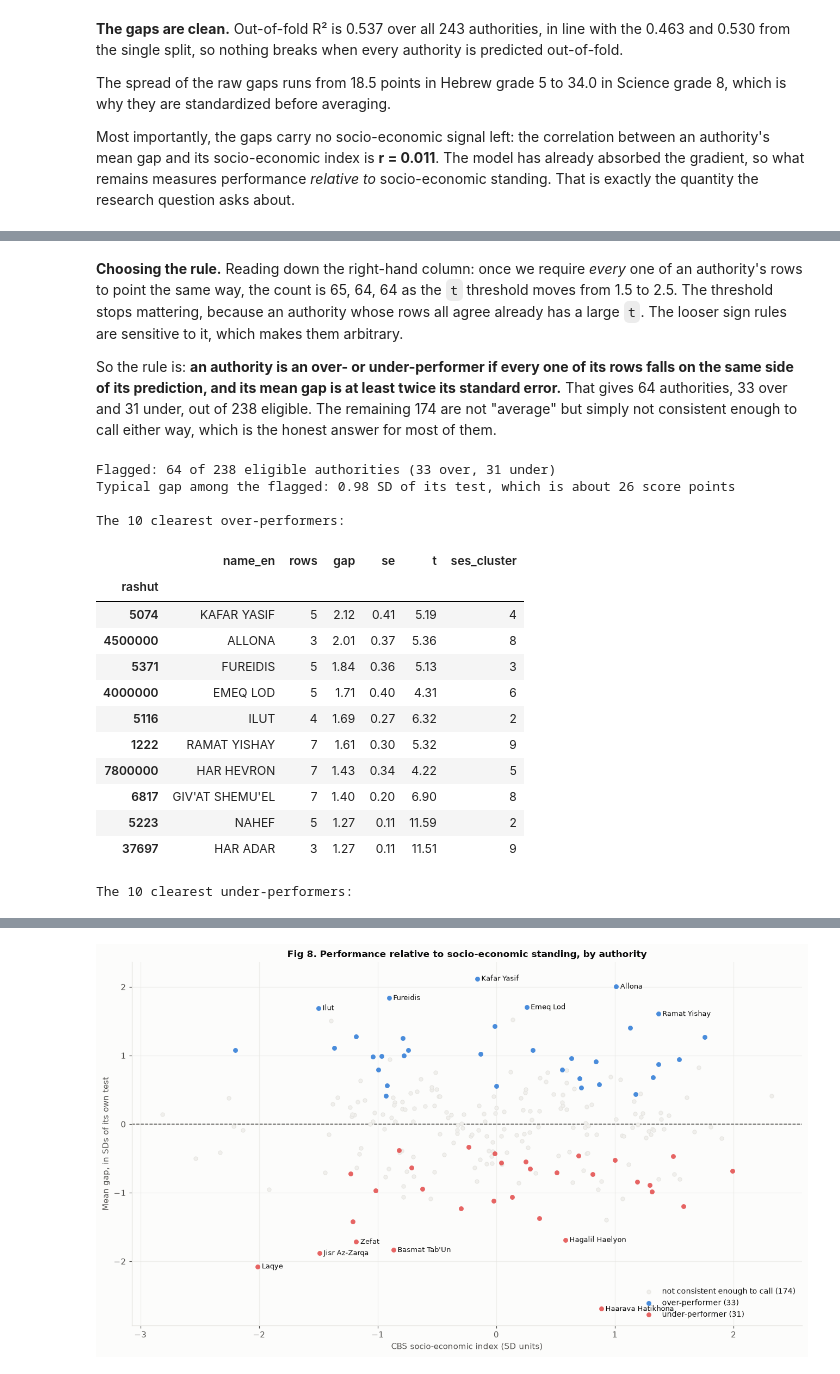
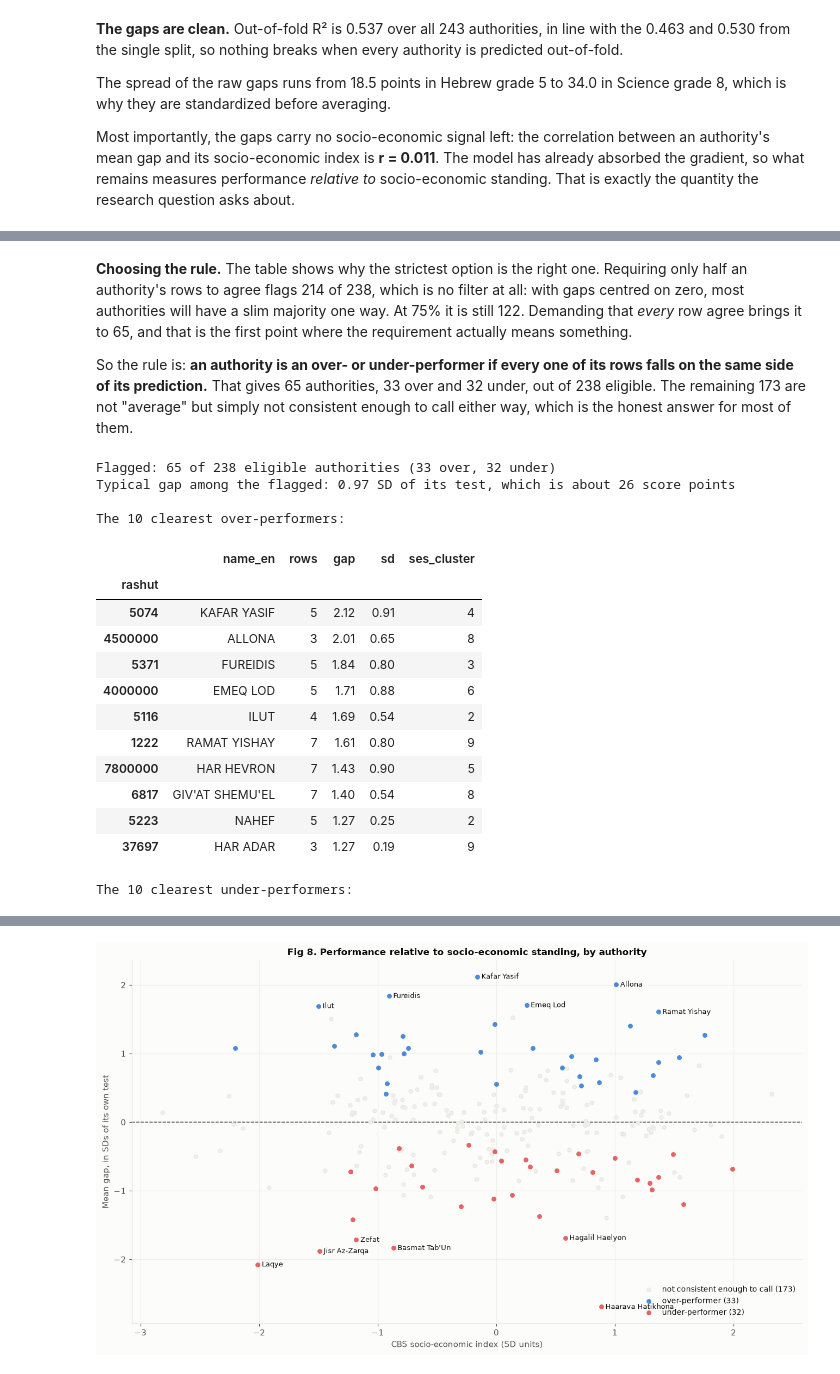
Before and after one commit to Fiamma-Jikukan/DS_final_project_Or_and_Stav, a Jupyter notebook: DS_final_project_Or_and_Stav.ipynb, the cells around one changed output, grey strips where cells are left out. Drawn from its saved outputs; the diff is of its cells as text; code cells hidden in the pictures.

```diff
--- a/DS_final_project_Or_and_Stav.ipynb
+++ b/DS_final_project_Or_and_Stav.ipynb
@@ -786,8 +873,8 @@ for ax, (subject, grade) in zip(axes.flat, GROUPS):
     present = [c for c in CLUSTERS if (rows["ses_cluster"] == c).any()]
     ax.boxplot([rows.loc[rows["ses_cluster"] == c, "score"] for c in present], positions=present,
                widths=0.6, **BOX_STYLE)
-    rho = rows["ses_cluster"].rank().corr(rows["score"].rank())  # Spearman = Pearson on ranks (no scipy needed)
-    ax.set_title(f"{GROUP_LABELS[(subject, grade)]}  (Spearman ρ = {rho:.2f})", fontsize=10)
+    correlation = rows["ses_cluster"].corr(rows["score"])
+    ax.set_title(f"{GROUP_LABELS[(subject, grade)]}  (r = {correlation:.2f})", fontsize=10)
     ax.set_xticks(list(CLUSTERS), [str(c) for c in CLUSTERS])
     ax.grid(axis="x", visible=False)
 
@@ -1135,8 +1241,9 @@ from sklearn.pipeline import Pipeline
 from sklearn.preprocessing import OneHotEncoder, StandardScaler
 
 NUMERIC_FEATURES = ["ses_index", "population"] + CBS_VARIABLES
-CATEGORICAL_FEATURES = ["shichva", "subject_id", "norm_id", "year"]
-FEATURES = NUMERIC_FEATURES + CATEGORICAL_FEATURES
+CATEGORICAL_FEATURES = ["shichva", "year"]                       # still encoded inside the pipeline
+DUMMY_FEATURES = SUBJECT_DUMMIES + SECTOR_DUMMIES                # already encoded during cleaning
+FEATURES = NUMERIC_FEATURES + CATEGORICAL_FEATURES + DUMMY_FEATURES
 TARGET, WEIGHT = "score", "n_students_tested"
 
 def features_target_weight(rows):
@@ -1147,14 +1254,20 @@ X_val, y_val, w_val = features_target_weight(val_set)
 X_test, y_test, w_test = features_target_weight(test_set)
 
 def make_pipeline(model, drop_first):
-    # Both preprocessing steps learn their numbers inside the pipeline, so in cross-validation they
-    # only ever see the fitting fold. The median fills the suppressed CBS variables.
-    # drop_first removes one dummy per categorical variable: needed for the linear model, which would
-    # otherwise have a redundant column per variable alongside the intercept; the forest doesn't care.
+    # Imputing and scaling learn their numbers inside the pipeline, so in cross-validation they only
+    # ever see the fitting fold. The median fills the suppressed CBS variables.
+    # drop_first removes one column per categorical variable: needed for the linear and logistic models,
+    # which would otherwise have a redundant column per variable alongside the intercept. Subject and
+    # sector were encoded during cleaning, so for them we drop the first column by selecting a subset.
     numeric = Pipeline([("impute", SimpleImputer(strategy="median")), ("scale", StandardScaler())])
-    categorical = OneHotEncoder(drop="first" if drop_first else None, handle_unknown="ignore")
+    encoder = lambda: OneHotEncoder(drop="first" if drop_first else None, handle_unknown="ignore")
+    dummies = (SUBJECT_DUMMIES[1:] + SECTOR_DUMMIES[1:]) if drop_first else DUMMY_FEATURES
+    # Grade and year are listed either side of the pre-encoded block so that the columns reach the
+    # model in the same order as before subject and sector were moved into the cleaning step
     preprocess = ColumnTransformer([("num", numeric, NUMERIC_FEATURES),
-                                    ("cat", categorical, CATEGORICAL_FEATURES)])
+                                    ("grade", encoder(), ["shichva"]),
+                                    ("already_encoded", "passthrough", dummies),
+                                    ("year", encoder(), ["year"])])
     return Pipeline([("prep", preprocess), ("model", model)])
 
 # Every model's validation numbers land here, so they can be compared in one table
@@ -1174,7 +1287,8 @@ def record(name, fitted_on, y_true, prediction, weights):
 def results_table():
     return pd.DataFrame(results).set_index(["model", "fitted on"]).round(3)
 
-print(f"{len(FEATURES)} features: {len(NUMERIC_FEATURES)} numeric + {len(CATEGORICAL_FEATURES)} categorical")
+print(f"{len(FEATURES)} feature columns: {len(NUMERIC_FEATURES)} numeric, "
+      f"{len(CATEGORICAL_FEATURES)} encoded in the pipeline, {len(DUMMY_FEATURES)} encoded during cleaning")
 print(f"Rows - train {len(X_train)}, validation {len(X_val)}, test {len(X_test)}")
 print("Rows whose CBS variables are suppressed (median-imputed in the pipeline):",
       {name: int(X[CBS_VARIABLES].isna().any(axis=1).sum())
@@ -1581,8 +1913,6 @@ per_authority = pd.DataFrame({
     "ses_index": data.groupby("rashut")["ses_index"].first(),
     "ses_cluster": data.groupby("rashut")["ses_cluster"].first(),
 }).join(authority_names[["name_en"]])
-per_authority["se"] = per_authority["sd"] / np.sqrt(per_authority["rows"])
-per_authority["t"] = per_authority["gap"] / per_authority["se"]
 
 oof_r2 = r2_score(y_all, oof_prediction)
 print(f"Out-of-fold R2 across all {data['rashut'].nunique()} authorities: {oof_r2:.3f} "
@@ -1651,45 +1981,45 @@ Eligible: 238 authorities. Set aside with one row only: 5
 # %% [markdown]
-**Choosing the rule.** Reading down the right-hand column: once we require *every* one of an authority's
-rows to point the same way, the count is 65, 64, 64 as the `t` threshold moves from 1.5 to 2.5. The threshold
-stops mattering, because an authority whose rows all agree already has a large `t`. The looser sign rules are
-sensitive to it, which makes them arbitrary.
+**Choosing the rule.** The table shows why the strictest option is the right one. Requiring only half an
+authority's rows to agree flags 214 of 238, which is no filter at all: with gaps centred on zero, most
+authorities will have a slim majority one way. At 75% it is still 122. Demanding that *every* row agree brings
+it to 65, and that is the first point where the requirement actually means something.
 
 So the rule is: **an authority is an over- or under-performer if every one of its rows falls on the same side
-of its prediction, and its mean gap is at least twice its standard error.** That gives 64 authorities, 33 over
-and 31 under, out of 238 eligible. The remaining 174 are not "average" but simply not consistent enough to
-call either way, which is the honest answer for most of them.
+of its prediction.** That gives 65 authorities, 33 over and 32 under, out of 238 eligible. The remaining 173
+are not "average" but simply not consistent enough to call either way, which is the honest answer for most of
+them.
 # %%
-T_CUT, SIGN_CUT = 2.0, 1.0
-is_flagged = (eligible["t"].abs() >= T_CUT) & (eligible["same_sign"] >= SIGN_CUT)
+# The rule: every one of an authority's rows must fall on the same side of its prediction
+is_flagged = eligible["same_sign"] >= 1.0
 flagged = eligible[is_flagged].copy()
 flagged["group"] = np.where(flagged["gap"] > 0, "over-performer", "under-performer")
 
 print(f"Flagged: {len(flagged)} of {len(eligible)} eligible authorities "
       f"({(flagged['group'] == 'over-performer').sum()} over, "
       f"{(flagged['group'] == 'under-performer').sum()} under)")
 print(f"Typical gap among the flagged: {flagged['gap'].abs().median():.2f} SD of its test, "
       f"which is about {flagged['gap'].abs().median() * oof_residual.std():.0f} score points")
 
-SHOW = ["name_en", "rows", "gap", "se", "t", "ses_cluster"]
+SHOW = ["name_en", "rows", "gap", "sd", "ses_cluster"]
 print("\nThe 10 clearest over-performers:")
 display(flagged.nlargest(10, "gap")[SHOW].round(2))
 print("The 10 clearest under-performers:")
 display(flagged.nsmallest(10, "gap")[SHOW].round(2))
 # %% [output]
-Flagged: 64 of 238 eligible authorities (33 over, 31 under)
-Typical gap among the flagged: 0.98 SD of its test, which is about 26 score points
+Flagged: 65 of 238 eligible authorities (33 over, 32 under)
+Typical gap among the flagged: 0.97 SD of its test, which is about 26 score points
 
 The 10 clearest over-performers:
-|  | name_en | rows | gap | se | t | ses_cluster |
-| rashut |  |  |  |  |  |  |
-| 5074 | KAFAR YASIF | 5 | 2.12 | 0.41 | 5.19 | 4 |
-| 4500000 | ALLONA | 3 | 2.01 | 0.37 | 5.36 | 8 |
-| 5371 | FUREIDIS | 5 | 1.84 | 0.36 | 5.13 | 3 |
-| 4000000 | EMEQ LOD | 5 | 1.71 | 0.40 | 4.31 | 6 |
-| 5116 | ILUT | 4 | 1.69 | 0.27 | 6.32 | 2 |
-| 1222 | RAMAT YISHAY | 7 | 1.61 | 0.30 | 5.32 | 9 |
-| 7800000 | HAR HEVRON | 7 | 1.43 | 0.34 | 4.22 | 5 |
-| 6817 | GIV'AT SHEMU'EL | 7 | 1.40 | 0.20 | 6.90 | 8 |
-| 5223 | NAHEF | 5 | 1.27 | 0.11 | 11.59 | 2 |
-| 37697 | HAR ADAR | 3 | 1.27 | 0.11 | 11.51 | 9 |
+|  | name_en | rows | gap | sd | ses_cluster |
+| rashut |  |  |  |  |  |
+| 5074 | KAFAR YASIF | 5 | 2.12 | 0.91 | 4 |
+| 4500000 | ALLONA | 3 | 2.01 | 0.65 | 8 |
+| 5371 | FUREIDIS | 5 | 1.84 | 0.80 | 3 |
+| 4000000 | EMEQ LOD | 5 | 1.71 | 0.88 | 6 |
+| 5116 | ILUT | 4 | 1.69 | 0.54 | 2 |
+| 1222 | RAMAT YISHAY | 7 | 1.61 | 0.80 | 9 |
+| 7800000 | HAR HEVRON | 7 | 1.43 | 0.90 | 5 |
+| 6817 | GIV'AT SHEMU'EL | 7 | 1.40 | 0.54 | 8 |
+| 5223 | NAHEF | 5 | 1.27 | 0.25 | 2 |
+| 37697 | HAR ADAR | 3 | 1.27 | 0.19 | 9 |
 The 10 clearest under-performers:
```
Also changed, not shown: parts of 60 cells of this notebook, 8 other files.
